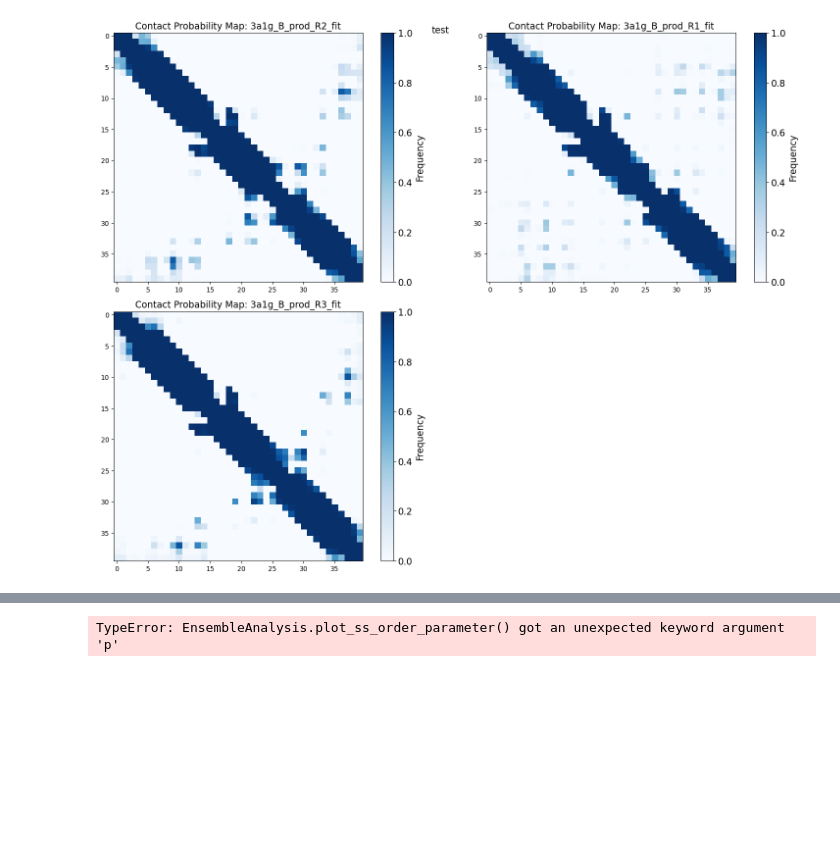
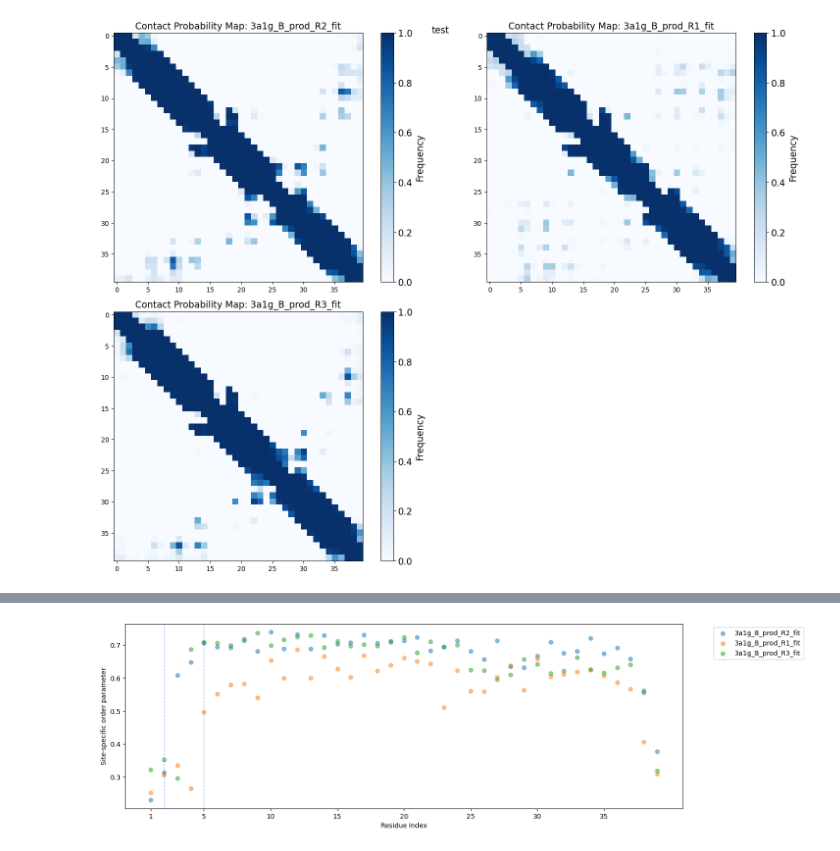
Before and after one commit to hamidrgh/EnsembleTools, a Jupyter notebook: notebooks/develop_plots.ipynb, the cells around one changed output, grey strips where cells are left out. Cells and saved outputs as stored; diff of their text form; code cells hidden in the pictures; blank space fills up the shorter version.

Commit message:
order plot added

```diff
--- a/notebooks/develop_plots.ipynb
+++ b/notebooks/develop_plots.ipynb
@@ -89,4 +89,4 @@ Feature names: ['GLY2-PHI', 'SER3-PHI', 'MET4-PHI', 'GLU5-PHI', 'ARG6-PHI', 'ILE
-# %%
-analysis.plot_ss_order_parameter(p=[1])
-# %% [output]
-TypeError: EnsembleAnalysis.plot_ss_order_parameter() got an unexpected keyword argument 'p'
+# %%
+analysis.plot_ss_order_parameter(pointer=[5,2])
+# %% [output]
+[figure, added]
```
Also changed, not shown: parts of 2 cells of this notebook.
